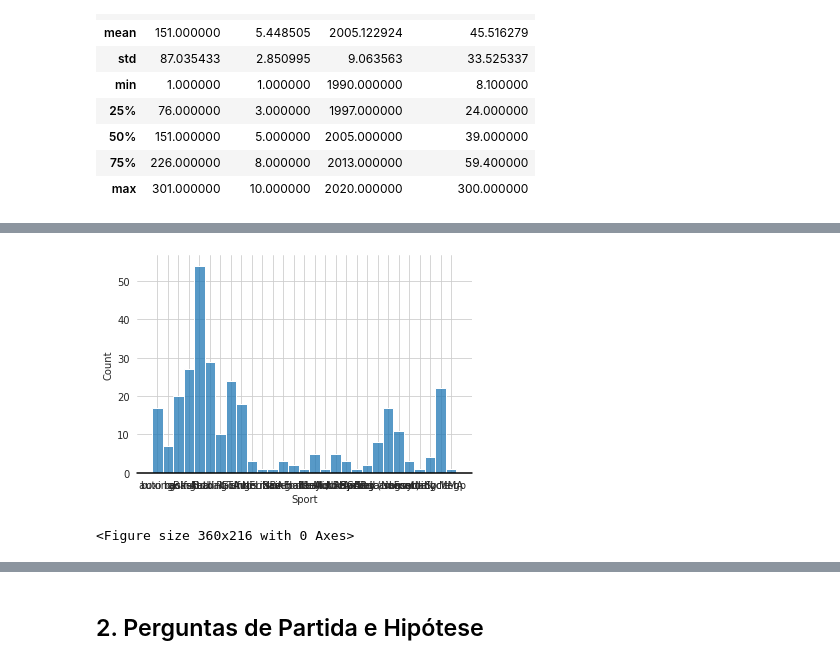
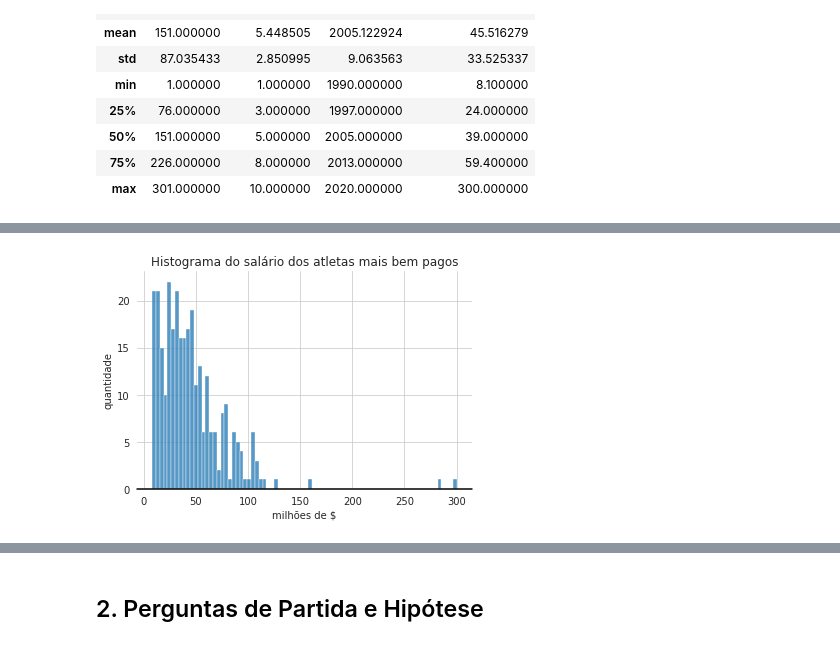
Before and after one commit to c-Tos1wa/atlantico-bootcamp-cd, a Jupyter notebook: notebooks/atividade-05/analise-exploratoria-dados.ipynb, the cells around one changed output, grey strips where cells are left out. Drawn from its saved outputs; the diff is of its cells as text; code cells hidden in the pictures.

```diff
--- a/notebooks/atividade-05/analise-exploratoria-dados.ipynb
+++ b/notebooks/atividade-05/analise-exploratoria-dados.ipynb
@@ -45,3 +45,5 @@ db.describe()
 | 50% | 151.000000 | 5.000000 | 2005.000000 | 39.000000 |
 | 75% | 226.000000 | 8.000000 | 2013.000000 | 59.400000 |
 | max | 301.000000 | 10.000000 | 2020.000000 | 300.000000 |
+# %%
+earnings = db['earnings ($ million)']
@@ -47,0 +70,15 @@ db.describe()
+# %%
+sns.set_style('whitegrid')
+plt.figure(figsize=(15,10))
+axis=sns.barplot(
+            y=db['Nationality'],
+            x=earnings,
+            color='tomato'
+                )
+
+axis.set(frame_on=False)
+axis.axvline(0, color='k', clip_on=False)
+plt.title('Atletas mais bem pagos e sua nacionalidade')
+plt.xlabel('salario em milhoes(US$)')
+plt.ylabel('pais')
+plt.show()
@@ -47,0 +87,13 @@ db.describe()
+# %%
+sns.set_style('whitegrid')
+plt.figure(figsize=(20,10))
+axis=sns.barplot(data=db,
+            x='Year',
+            y=earnings,
+            color='pink',
+            ci=None
+                )
+
+axis.set(frame_on=False)
+axis.axhline(0, color='k', clip_on=False)
+plt.show()
@@ -48,10 +102,11 @@ db.describe()
 # %%
 sns.set_style('whitegrid')
-x = sns.histplot(data=db, x='Sport')
-plt.figure(figsize=(5, 3))
+x = sns.histplot(data=db, x=earnings, bins=80)
 x.set(frame_on=False)
 x.axhline(0, color='k', clip_on=False)
+plt.title('Histograma do salário dos atletas mais bem pagos')
+plt.xlabel('milhões de $')
+plt.ylabel('quantidade')
 plt.show()
 # %% [output]
-[figure, old version]
+[figure, new version]
-<Figure size 360x216 with 0 Axes>
```
Also changed, not shown: parts of 7 cells of this notebook, 1 other file.
